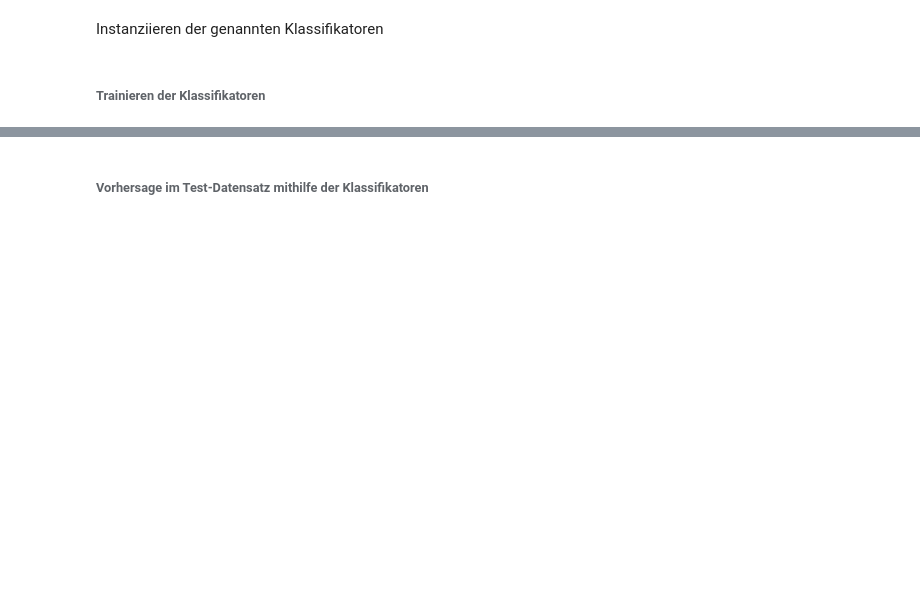
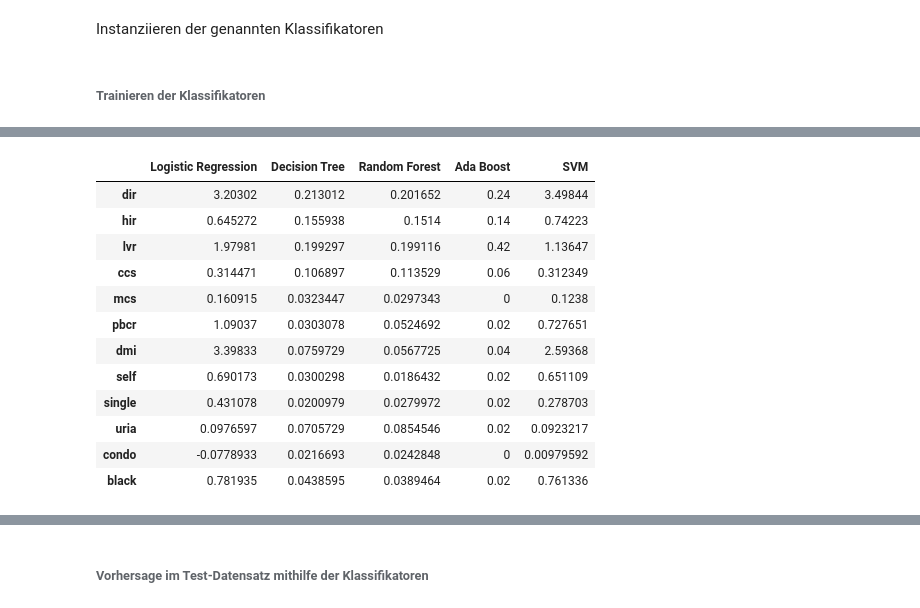
Before and after one commit to tecoKIT/smart-data-analytics, a Jupyter notebook: Uebung1/Exercise5.ipynb, the cells around one changed output, grey strips where cells are left out. Drawn from its saved outputs; the diff is of its cells as text; code cells hidden in the pictures; blank space fills up the shorter version.

```diff
--- a/Uebung1/Exercise5.ipynb
+++ b/Uebung1/Exercise5.ipynb
@@ -479,0 +454,44 @@ condo   -0.01
+# %%
+# name of all feature columns
+feature_names = data.drop("deny", axis=1).columns
+# create data frame with feature importance scores of each classifier
+df = pd.DataFrame({
+    "Logistic Regression": classifier_lregression.coef_[0],
+    "Decision Tree": classifier_dtree.feature_importances_,
+    "Random Forest": classifier_rforest.feature_importances_,
+    "Ada Boost": classifier_adaboost.feature_importances_,
+    "SVM": classifier_svm.coef_[0]
+}, index=feature_names)
+
+def highlight_rank(s, cmap):
+    '''
+    Rank the series and color the cells accordingly.
+    :param Series s: Series to color
+    :param Colormap cmap: Color map to use for coloring
+    Example:
+    df.style.apply(highlight_rank, cmap=plt.get_cmap("Reds"))
+    '''
+    # Compute ranks and subtract 1 so they start from 0
+    ranks = s.rank() - 1
+    # Compute color of each rank by using the color map
+    # Use a squared formular to make lower ranks more white and make highr ranks easier to distinguish
+    colors = [cmap((rank/len(ranks))**2)[:3] for rank in ranks]
+    # Generate css color proberty from color tuples
+    return ["background-color: rgb({},{},{})".format(color[0] * 255, color[1]*255, color[2]*255) for color in colors]
+
+# Apply rank highlighting to table in order to show the highest ranking features for each classifier
+df.style.apply(highlight_rank, cmap=plt.get_cmap("Blues"))
+# %% [output]
+|  | Logistic Regression | Decision Tree | Random Forest | Ada Boost | SVM |
+| dir | 3.20302 | 0.213012 | 0.201652 | 0.24 | 3.49844 |
+| hir | 0.645272 | 0.155938 | 0.1514 | 0.14 | 0.74223 |
+| lvr | 1.97981 | 0.199297 | 0.199116 | 0.42 | 1.13647 |
+| ccs | 0.314471 | 0.106897 | 0.113529 | 0.06 | 0.312349 |
+| mcs | 0.160915 | 0.0323447 | 0.0297343 | 0 | 0.1238 |
+| pbcr | 1.09037 | 0.0303078 | 0.0524692 | 0.02 | 0.727651 |
+| dmi | 3.39833 | 0.0759729 | 0.0567725 | 0.04 | 2.59368 |
+| self | 0.690173 | 0.0300298 | 0.0186432 | 0.02 | 0.651109 |
+| single | 0.431078 | 0.0200979 | 0.0279972 | 0.02 | 0.278703 |
+| uria | 0.0976597 | 0.0705729 | 0.0854546 | 0.02 | 0.0923217 |
+| condo | -0.0778933 | 0.0216693 | 0.0242848 | 0 | 0.00979592 |
+| black | 0.781935 | 0.0438595 | 0.0389464 | 0.02 | 0.761336 |
```
Also changed, not shown: parts of 41 cells of this notebook.
